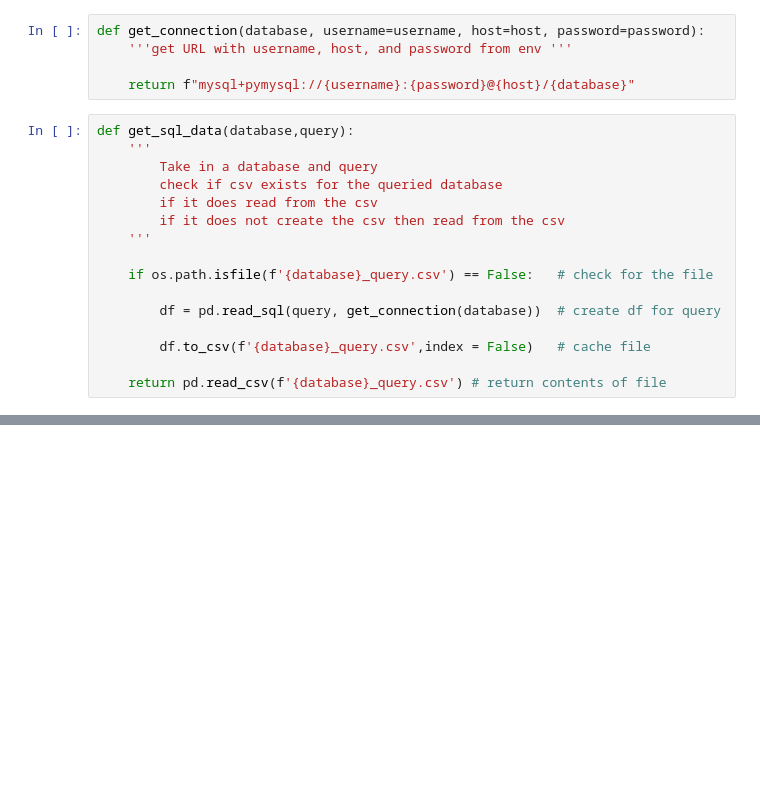
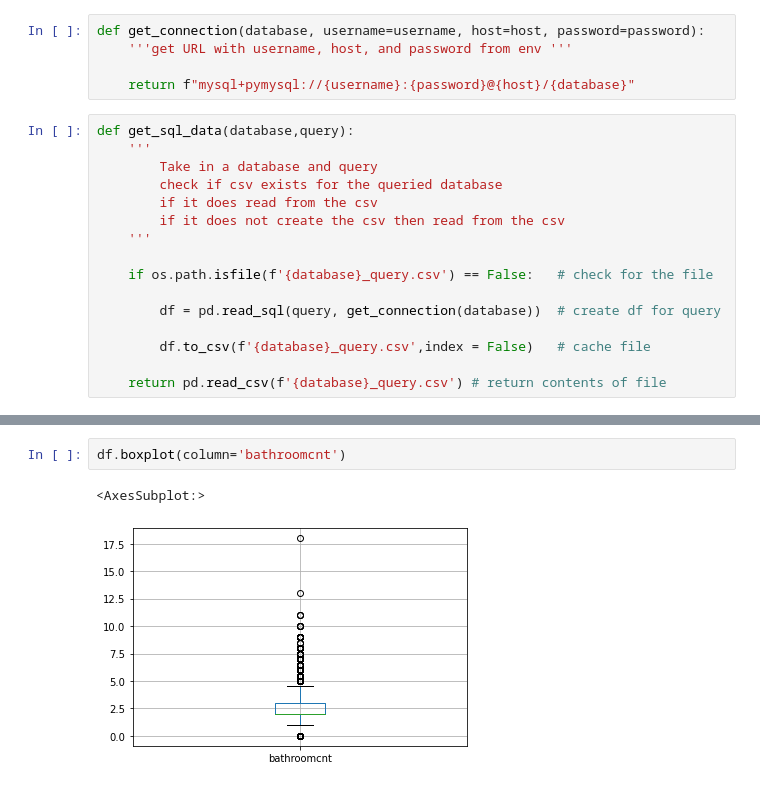
Before and after one commit to katherinesalazar/clustering-exercises, a Jupyter notebook: zillow.ipynb, the cells around one changed output, grey strips where cells are left out. Drawn from its saved outputs; the diff is of its cells as text; blank space fills up the shorter version.

```diff
--- a/zillow.ipynb
+++ b/zillow.ipynb
@@ -43,0 +456,5 @@ def get_sql_data(database,query):
+# %%
+df.boxplot(column='bathroomcnt')
+# %% [output]
+<AxesSubplot:>
+[figure, added]
```
Also changed, not shown: parts of 67 cells of this notebook.
